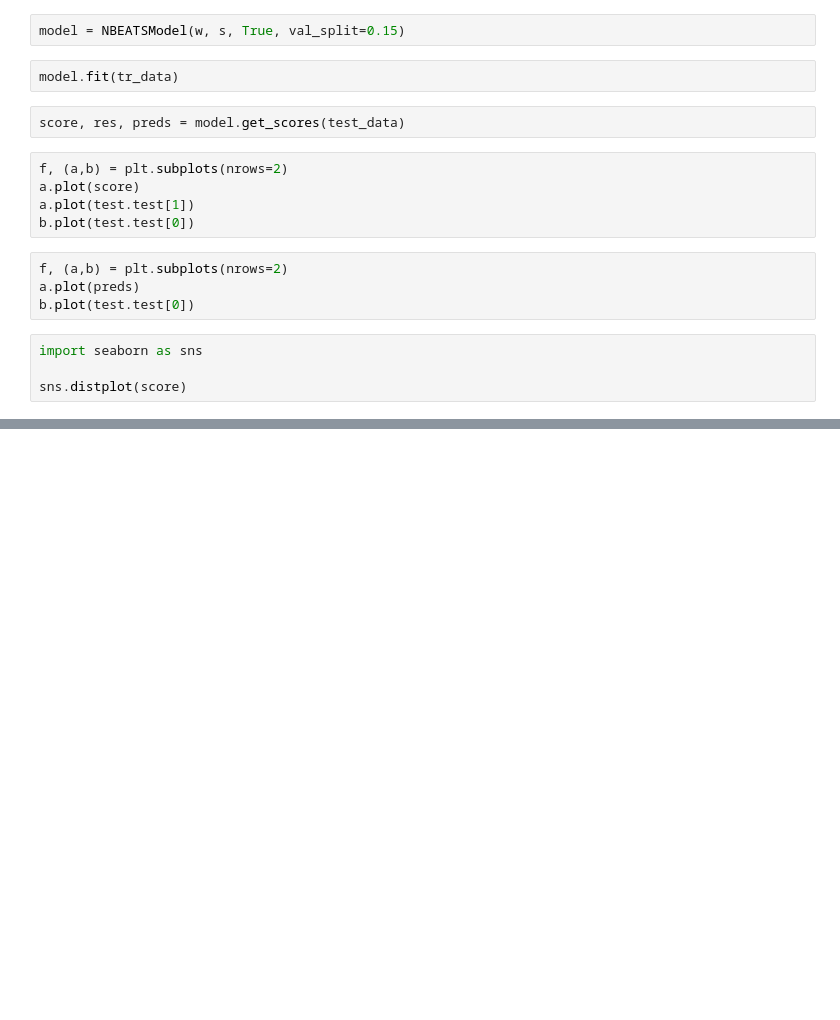
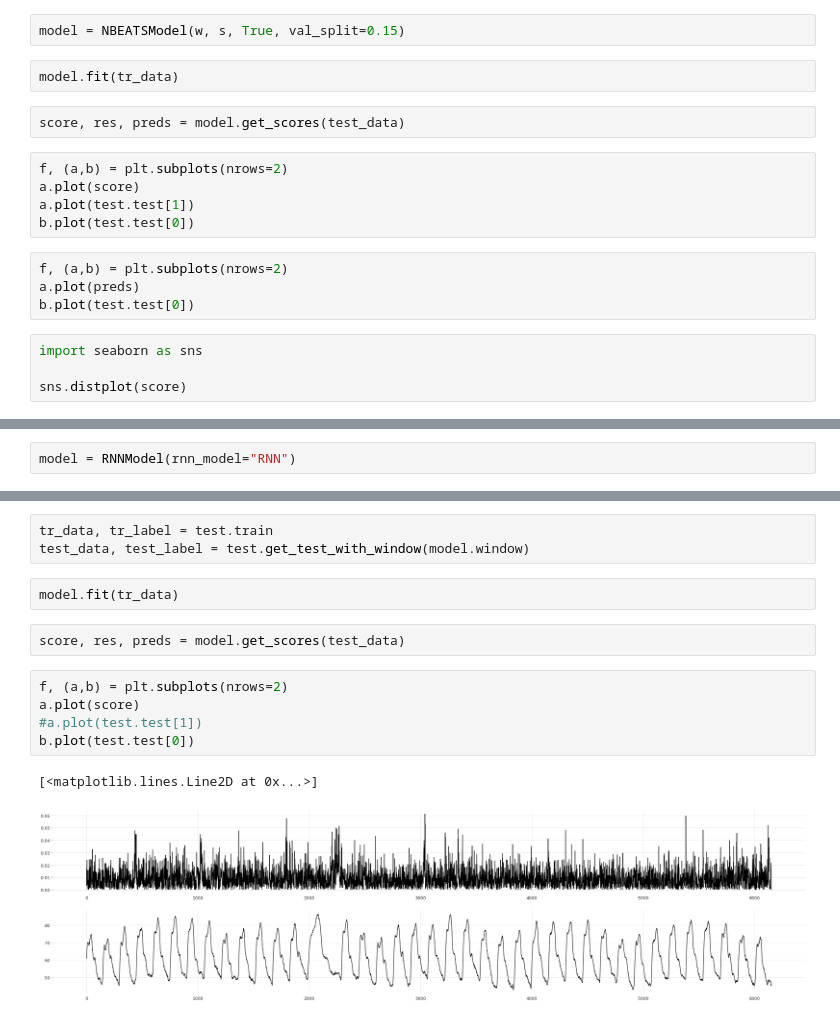
Before and after one commit to georgian-io/pyoats, a Jupyter notebook: scratch.ipynb, the cells around one changed output, grey strips where cells are left out. Drawn from its saved outputs; the diff is of its cells as text; blank space fills up the shorter version.

Commit message:
DL models hyperparam tuning WIP

```diff
--- a/scratch.ipynb
+++ b/scratch.ipynb
@@ -71,0 +84,2 @@ sns.distplot(score)
+# %%
+model = RNNModel(rnn_model="RNN")
@@ -71,0 +106,15 @@ sns.distplot(score)
+# %%
+tr_data, tr_label = test.train
+test_data, test_label = test.get_test_with_window(model.window)
+# %%
+model.fit(tr_data)
+# %%
+score, res, preds = model.get_scores(test_data)
+# %%
+f, (a,b) = plt.subplots(nrows=2)
+a.plot(score)
+#a.plot(test.test[1])
+b.plot(test.test[0])
+# %% [output]
+[<matplotlib.lines.Line2D at 0x...>]
+[figure, added]
```
Also changed, not shown: parts of 8 cells of this notebook, 3 other files.
